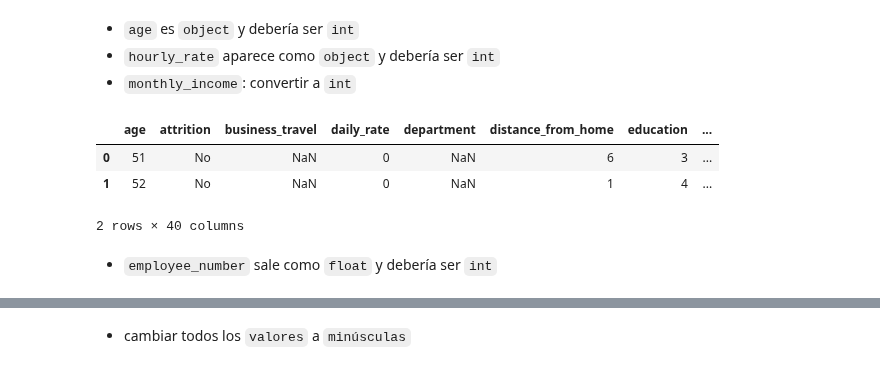
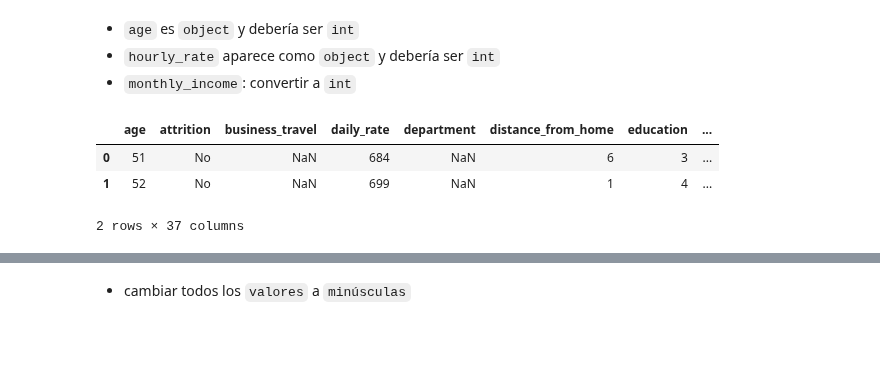
Before and after one commit to Violainedlst/proyecto-da-promo-H-modulo-3-team-2-People-pulse, a Jupyter notebook: Fase2_TDD_2.0.ipynb, the cells around one changed output, grey strips where cells are left out. Drawn from its saved outputs; the diff is of its cells as text; code cells hidden in the pictures; blank space fills up the shorter version.

```diff
--- a/Fase2_TDD_2.0.ipynb
+++ b/Fase2_TDD_2.0.ipynb
@@ -101,7 +101,7 @@ data.rename(columns={
     'yearssincelastpromotion': 'years_since_last_promotion',
     'yearswithcurrmanager': 'years_with_curr_manager',
     'sameasmonthlyincome': 'same_as_monthly_income',
-    'datebirth': 'date_birth',
+    'datebirth': 'year_birth',
     'salary': 'salary',
     'roledepartament': 'role_department',
     'numberchildren': 'number_children',
@@ -147,7 +147,7 @@ memory usage: 529.7+ KB
 ## Decidimos entre Silvia P, Diana y Mábel, quitar columnas id_employee por no encontrarle utilidad
 # %%
 # Eliminar las columnas 'id' y 'same_as_monthly_income'
-data_noid = data.drop(columns=["id", "same_as_monthly_income"])
+data_noid = data.drop(columns=["id", "same_as_monthly_income","employee_count","salary","standard_hours"])
 
 # Mostrar el DataFrame resultante
 data_noid
@@ -184,8 +184,11 @@ for simbolo in quitar_simbolos:
 # Rellena los valores NaN y los valores vacíos con '0'
 data_noid['daily_rate'] = data_noid['daily_rate'].replace(['nan', ''], '0')
 
-# Convierte la columna 'daily_rate' a tipo int, manejando errores
-data_noid['daily_rate'] = pd.to_numeric(data_noid['daily_rate'], errors='coerce').fillna(0).astype(int)
+# Reemplazamos las comas por puntos
+data_noid['daily_rate'] = data_noid['daily_rate'].str.replace(',', '.')
 
-# Muestra las primeras filas del DataFrame para verificar que los valores de la columna se han modificado correctamente
-data_noid.head(2)
+# Convertimos la columna a tipo numérico (dtype: "object" pasa a ser dtype: "float64")
+data_noid['daily_rate'] = pd.to_numeric(data_noid['daily_rate'], errors='coerce')
+
+# Cambiamos los valores de tipo string a int usando ".astype(int)"
+data_noid['daily_rate'] = data_noid['daily_rate'].astype(int)
@@ -199,23 +197,21 @@ data_noid.head(2)
 - `hourly_rate` aparece como `object` y debería ser `int`
 - `monthly_income`: convertir a `int`
 # %%
-columnas3 = ['age', 'hourly_rate', 'monthly_income']
+columnas3 = ['age', 'hourly_rate','years_in_current_role','performance_rating','total_working_years']
 
 # Itera sobre cada columna en la lista de columnas a convertir
 for columna in columnas3:
     # Asegúrate de que los valores de la columna son de tipo string
     data_noid[columna] = data_noid[columna].astype(str)
     # Elimina cualquier valor no numérico o vacío y reemplaza por 0
     data_noid[columna] = data_noid[columna].replace(['nan', '', ' '], '0')
     # Convierte la columna a tipo numérico (int)
     data_noid[columna] = pd.to_numeric(data_noid[columna], errors='coerce').fillna(0).astype(int)
 
 # Muestra las primeras filas del DataFrame para verificar que los valores de las columnas se han modificado correctamente
 data_noid.head(2)
 # %% [output]
 |  | age | attrition | business_travel | daily_rate | department | distance_from_home | education | ... |
-| 0 | 51 | No | NaN | 0 | NaN | 6 | 3 | ... |
-| 1 | 52 | No | NaN | 0 | NaN | 1 | 4 | ... |
+| 0 | 51 | No | NaN | 684 | NaN | 6 | 3 | ... |
+| 1 | 52 | No | NaN | 699 | NaN | 1 | 4 | ... |
-2 rows × 40 columns
+2 rows × 37 columns
-# %% [markdown]
-- `employee_number` sale como `float` y debería ser `int`
```
Also changed, not shown: parts of 32 cells of this notebook.
